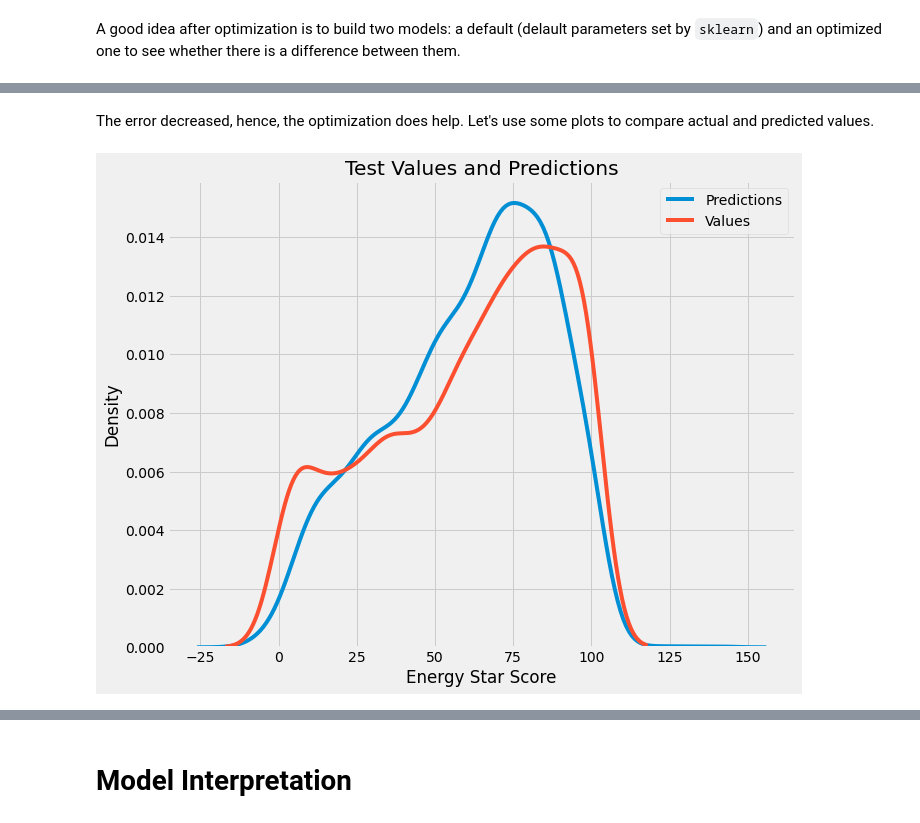
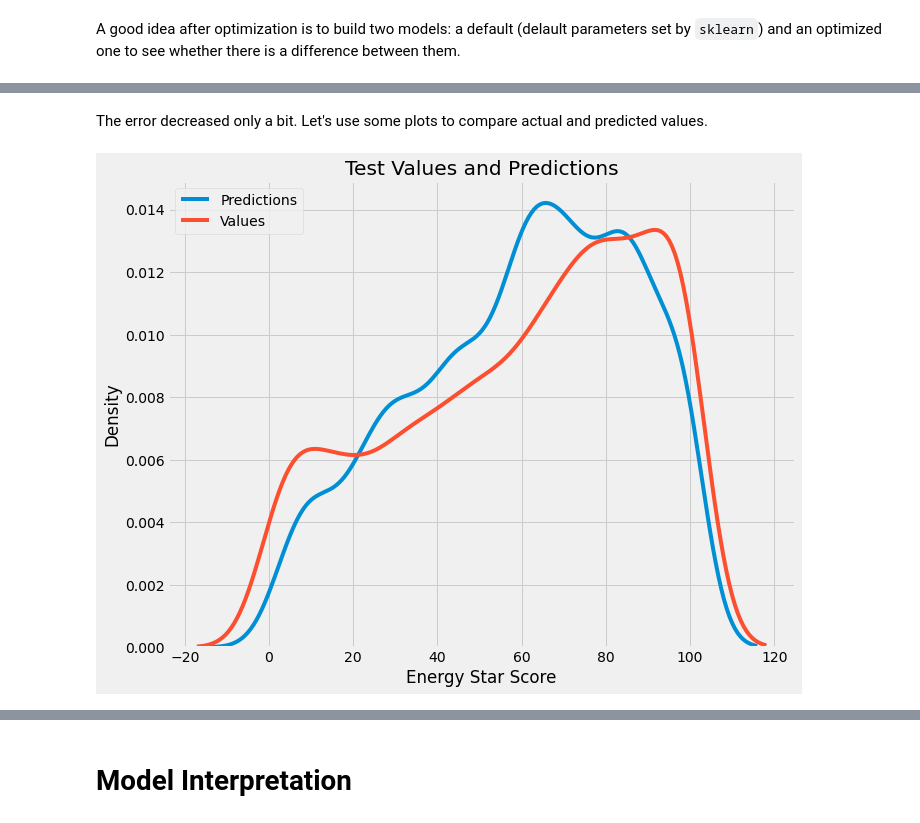
Before and after one commit to akimalikhanov/NY-building-energy-use-prediction, a Jupyter notebook: notebooks/new_york_building_energy_data.ipynb, the cells around one changed output, grey strips where cells are left out. Drawn from its saved outputs; the diff is of its cells as text; code cells hidden in the pictures.

```diff
--- a/notebooks/new_york_building_energy_data.ipynb
+++ b/notebooks/new_york_building_energy_data.ipynb
@@ -726,13 +708,27 @@ hp_grid = {'loss': loss,
 # %% [markdown]
  NOTE: I've run this code multiple times and have got the best parameters. But just to make things run faster I turned off the `BayesSearchCV` and just used the rehressor it gave me in previous runs.
+# %%
+n_estimators = [int(x) for x in np.linspace(start = 200, stop = 2000, num = 10)]
+max_features = ['auto', 'sqrt']
+max_depth = [int(x) for x in np.linspace(10, 110, num = 11)]
+min_samples_split = [2, 5, 10]
+min_samples_leaf = [1, 2, 4]
+bootstrap = [True, False]
+
+random_grid = {'n_estimators': n_estimators,
+                'max_depth': max_depth,
+                'min_samples_split': min_samples_split,
+                'min_samples_leaf': min_samples_leaf,
+                'max_features': max_features,
+                'bootstrap': bootstrap}
 # %%
-model=GradientBoostingRegressor()
+rf=RandomForestRegressor()
 
-rand_cv=BayesSearchCV(estimator=model,
-                            search_spaces=hp_grid,
-                            cv=5, n_iter=25,
-                            scoring='neg_mean_absolute_error',
-                            verbose=1,
-                            n_jobs=-1,
-                            return_train_score=True)
-# rand_cv.fit(X_train, y_train)
+rf_bayes=BayesSearchCV(estimator = rf,
+            search_spaces = random_grid,
+            n_iter = 50, cv = 5,
+            verbose=2,
+            random_state=42,
+            n_jobs = -1)
+
+# rf_bayes.fit(X_train, y_train)
@@ -748,0 +764,3 @@ best_tree=GradientBoostingRegressor(learning_rate=0.05, loss='huber', max_depth=
+# %%
+best_tree=rf_bayes.best_estimator_
+best_tree
@@ -759,2 +779,0 @@ GradientBoostingRegressor(random_state=42)
-# %%
-best_tree.fit(X_train, y_train)
@@ -774,15 +789,15 @@ Final model performance on the test set:   MAE = 9.246356773395428
 # %% [markdown]
-The error decreased, hence, the optimization does help. Let's use some plots to compare actual and predicted values.
+The error decreased only a bit. Let's use some plots to compare actual and predicted values.
 # %%
-figsize(10, 8)
+plt.figure(figsize=(10, 8))
 
-sns.kdeplot(final_pred, label = 'Predictions')
-sns.kdeplot(y_test, label = 'Values')
+sns.kdeplot(final_pred, label='Predictions')
+sns.kdeplot(y_test, label='Values')
 
 plt.legend()
 plt.xlabel('Energy Star Score')
 plt.ylabel('Density')
 plt.title('Test Values and Predictions');
 # %% [output]
-[figure, old version]
+[figure, new version]
 # %%
```
Also changed, not shown: parts of 46 cells of this notebook, 13 other files.
